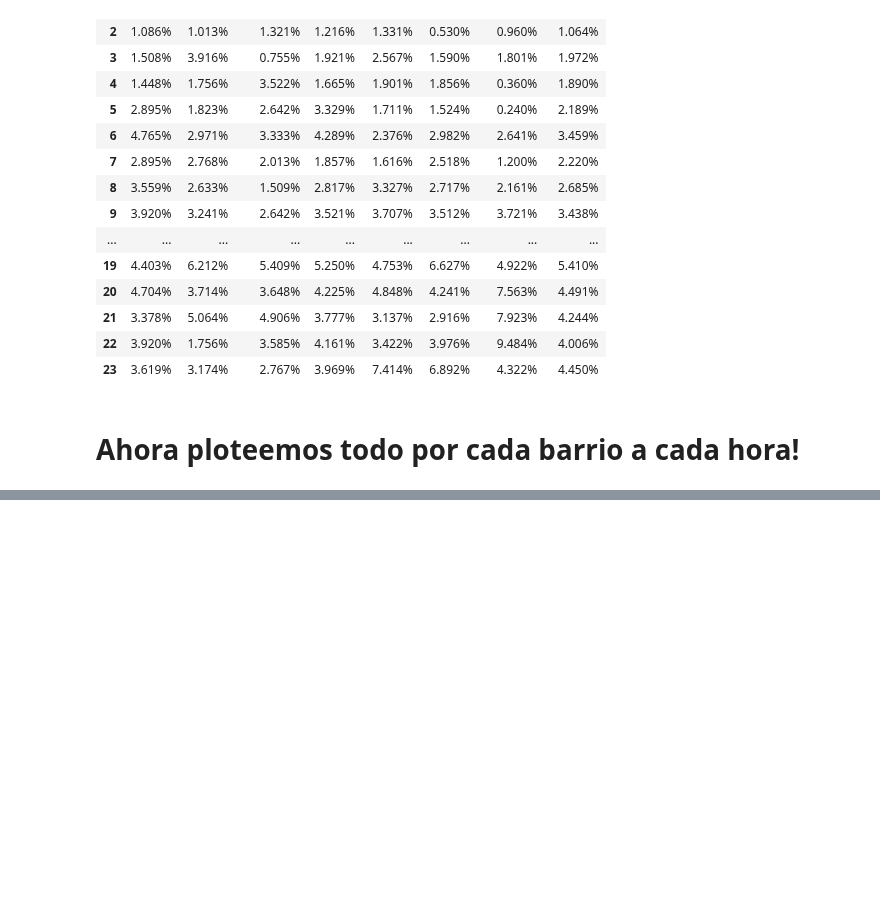
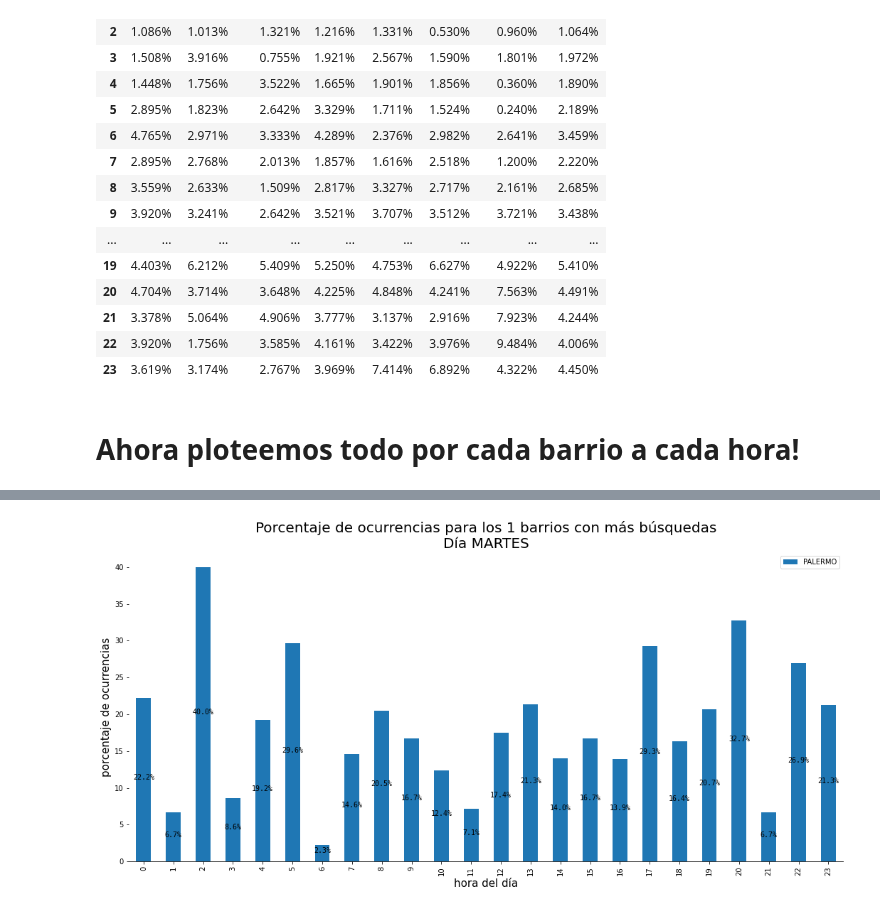
Before and after one commit to julietahocsman/goproject, a Jupyter notebook: notebooks/notebooks_analisis/Analisis_CiudadyporBarrios.ipynb, the cells around one changed output, grey strips where cells are left out. Cells and saved outputs as stored; diff of their text form; code cells hidden in the pictures; blank space fills up the shorter version.

```diff
--- a/notebooks/notebooks_analisis/Analisis_CiudadyporBarrios.ipynb
+++ b/notebooks/notebooks_analisis/Analisis_CiudadyporBarrios.ipynb
@@ -296,0 +336,4 @@ def exportar_df_barrios(df,dia,  n_top_barrios= 0):
+# %%
+plot_frecuencias_barrios(ciudad, 'martes',1)
+# %% [output]
+[figure, added]
```
Also changed, not shown: parts of 13 cells of this notebook, 2 other files.
